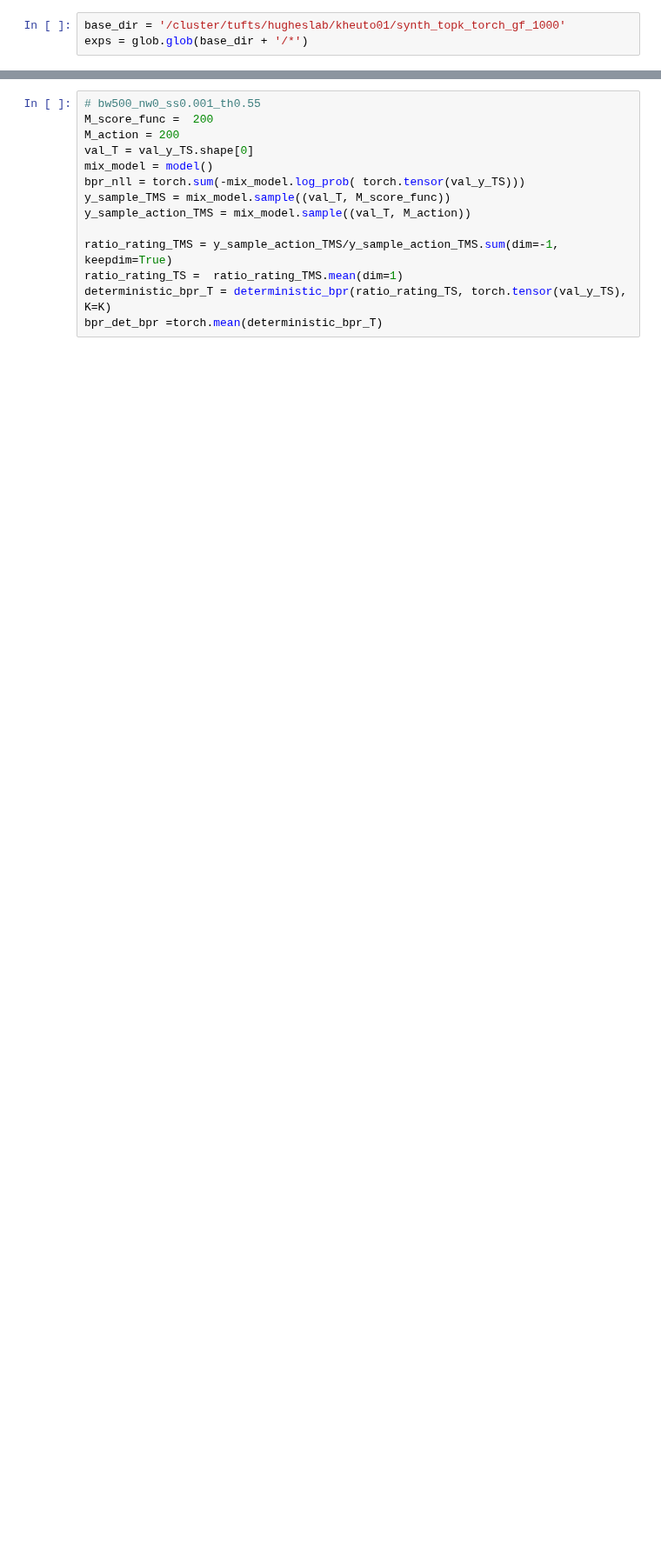
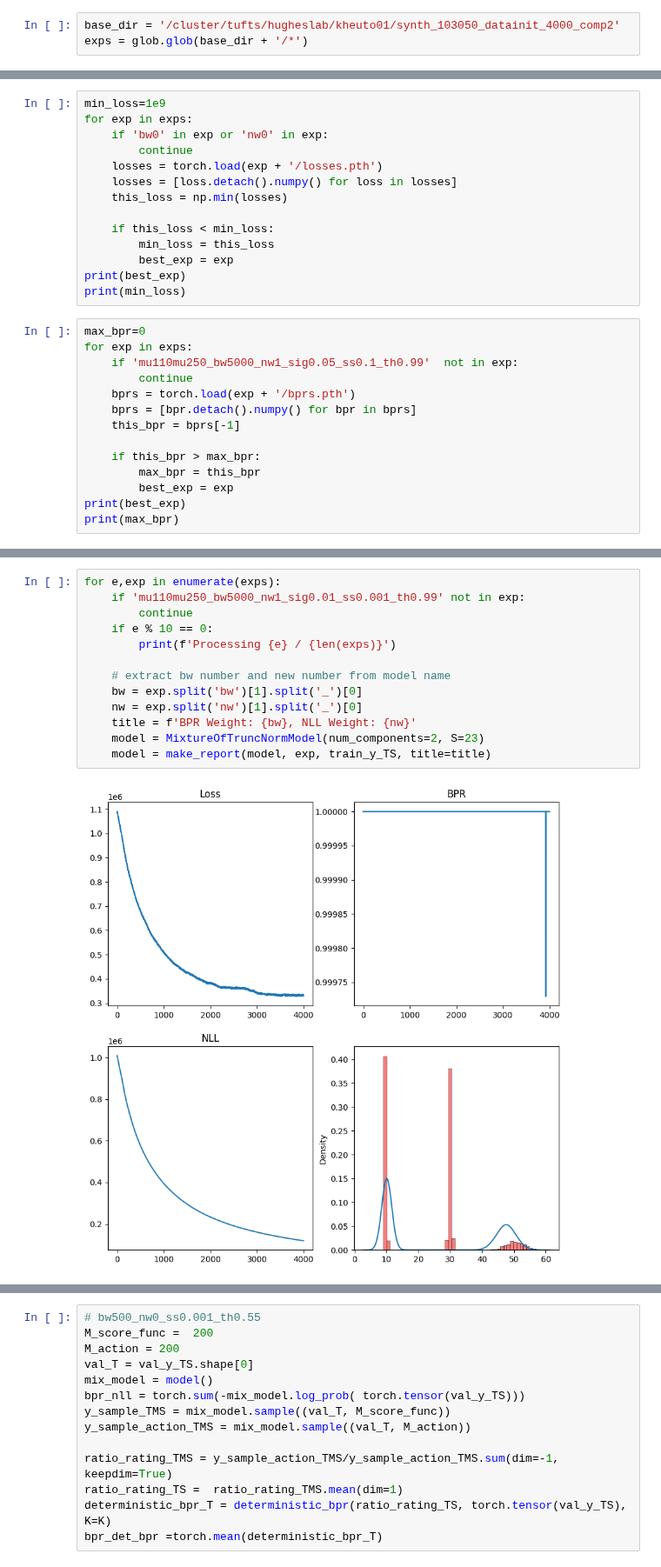
Before and after one commit to kheuton/prob_diff_topk, a Jupyter notebook: PlotExpResults.ipynb, the cells around one changed output, grey strips where cells are left out. Shown at 87% size. Cells and saved outputs as stored; diff of their text form; blank space fills up the shorter version.

```diff
--- a/PlotExpResults.ipynb
+++ b/PlotExpResults.ipynb
@@ -31,3 +21,3 @@ To enable the following instructions: AVX2 AVX512F AVX512_VNNI FMA, in other ope
 # %%
-base_dir = '/cluster/tufts/hugheslab/kheuto01/synth_topk_torch_gf_1000'
+base_dir = '/cluster/tufts/hugheslab/kheuto01/synth_103050_datainit_4000_comp2'
 exps = glob.glob(base_dir + '/*')
@@ -56,0 +62,28 @@ len(exps)
+# %%
+min_loss=1e9
+for exp in exps:
+    if 'bw0' in exp or 'nw0' in exp:
+        continue
+    losses = torch.load(exp + '/losses.pth')
+    losses = [loss.detach().numpy() for loss in losses]
+    this_loss = np.min(losses)
+
+    if this_loss < min_loss:
+        min_loss = this_loss
+        best_exp = exp
+print(best_exp)
+print(min_loss)
+# %%
+max_bpr=0
+for exp in exps:
+    if 'mu110mu250_bw5000_nw1_sig0.05_ss0.1_th0.99'  not in exp:
+        continue
+    bprs = torch.load(exp + '/bprs.pth')
+    bprs = [bpr.detach().numpy() for bpr in bprs]
+    this_bpr = bprs[-1]
+
+    if this_bpr > max_bpr:
+        max_bpr = this_bpr
+        best_exp = exp
+print(best_exp)
+print(max_bpr)
@@ -81 +118,16 @@ for exp in exps:
+# %%
+for e,exp in enumerate(exps):
+    if 'mu110mu250_bw5000_nw1_sig0.01_ss0.001_th0.99' not in exp:
+        continue
+    if e % 10 == 0:
+        print(f'Processing {e} / {len(exps)}')
+
+    # extract bw number and new number from model name
+    bw = exp.split('bw')[1].split('_')[0]
+    nw = exp.split('nw')[1].split('_')[0]
+    title = f'BPR Weight: {bw}, NLL Weight: {nw}'
+    model = MixtureOfTruncNormModel(num_components=2, S=23)
+    model = make_report(model, exp, train_y_TS, title=title)
+# %% [output]
+[figure, added]
 # %%
```
Also changed, not shown: parts of 12 cells of this notebook, 9 other files.
